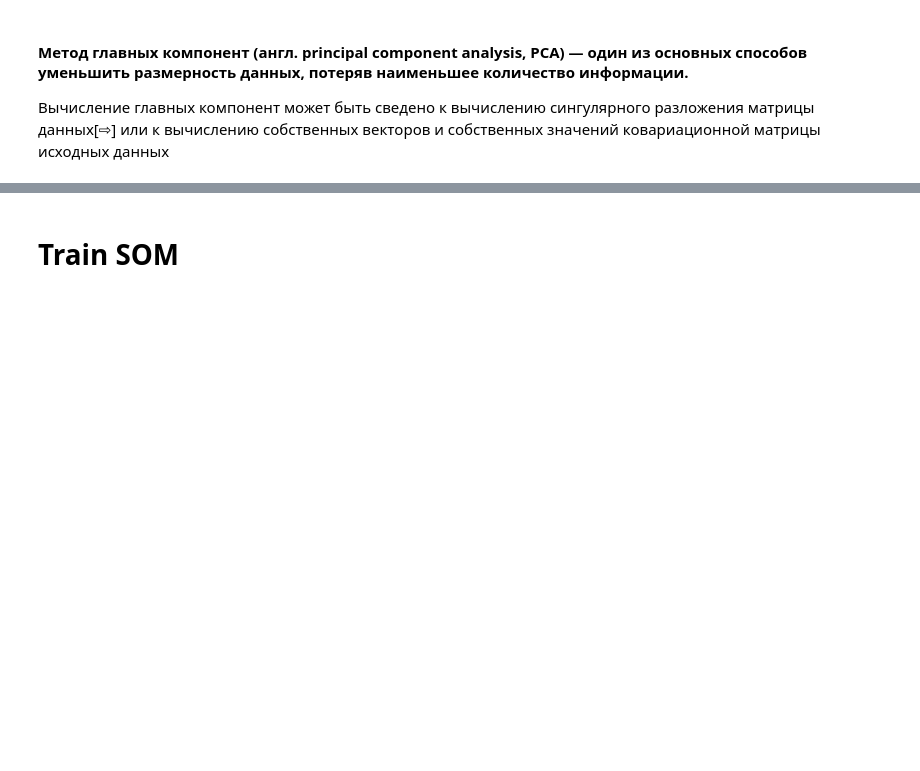
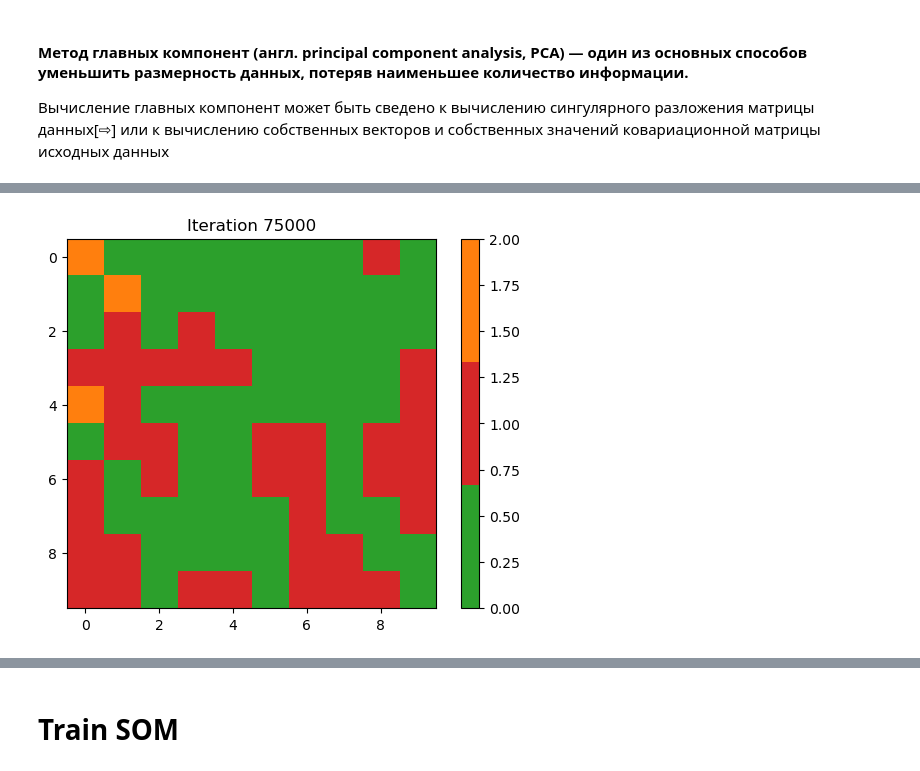
Before and after one commit to psggsl/SOM_plus_DBN, a Jupyter notebook: SOM_and_DBN.ipynb, the cells around one changed output, grey strips where cells are left out. Saved outputs shown, nothing was run; the diff lists cells and outputs as text; code cells hidden in the pictures; blank space fills up the shorter version.

```diff
--- a/SOM_and_DBN.ipynb
+++ b/SOM_and_DBN.ipynb
@@ -159,0 +157,11 @@ data = 10*data_matrix
+# %%
+# hyperparameters
+num_rows = 10
+num_cols = 10
+max_m_dsitance = 4
+max_learning_rate = 0.5
+max_steps = int(7.5*10e3)
+
+# num_nurons = 5*np.sqrt(train_x.shape[0])
+# grid_size = ceil(np.sqrt(num_nurons))
+# print(grid_size)
@@ -159,0 +188,15 @@ data = 10*data_matrix
+# %%
+# collecting labels
+
+label_data = train_y
+map = np.empty(shape=(num_rows, num_cols), dtype=object)
+
+for row in range(num_rows):
+  for col in range(num_cols):
+    map[row][col] = [] # empty list to store the label
+
+for t in range(train_x_norm.shape[0]):
+  if (t+1) % 1000 == 0:
+    print("sample data: ", t+1)
+  winner = winning_neuron(train_x_norm, t, som, num_rows, num_cols)
+  map[winner[0]][winner[1]].append(label_data[t]) # label of winning neuron
@@ -159,0 +215,20 @@ data = 10*data_matrix
+# %%
+# construct label map
+label_map = np.zeros(shape=(num_rows, num_cols),dtype=np.int64)
+for row in range(num_rows):
+  for col in range(num_cols):
+    label_list = map[row][col]
+    if len(label_list)==0:
+      label = 2
+    else:
+      label = max(label_list, key=label_list.count)
+    label_map[row][col] = label
+
+title = ('Iteration ' + str(max_steps))
+cmap = colors.ListedColormap(['tab:green', 'tab:red', 'tab:orange'])
+plt.imshow(label_map, cmap=cmap)
+plt.colorbar()
+plt.title(title)
+plt.show()
+# %% [output]
+[figure, added]
```
Also changed, not shown: parts of 47 cells of this notebook, 2 other files.
